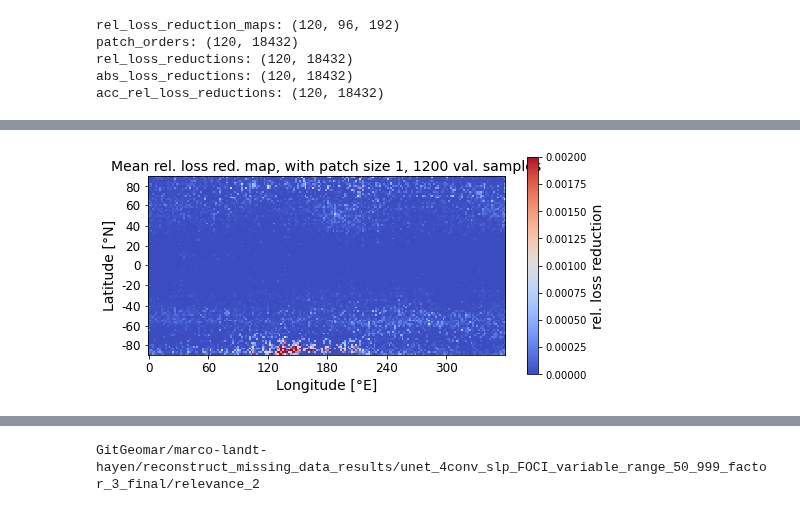
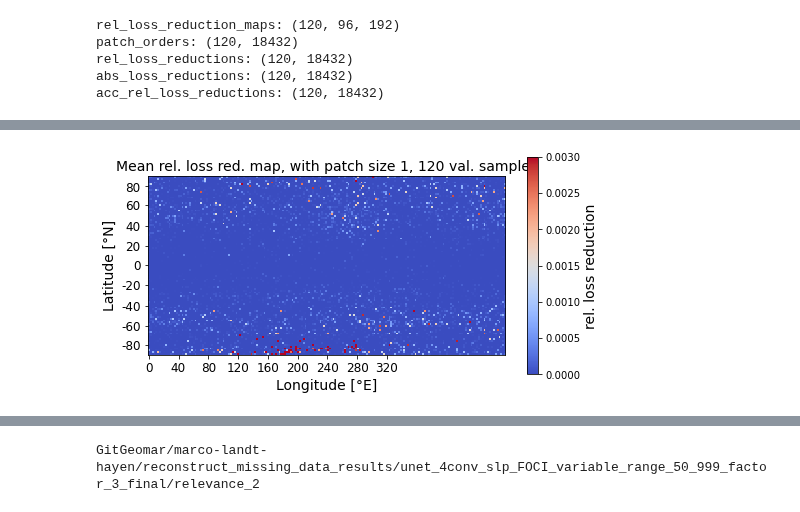
Before and after one commit to MarcoLandtHayen/reconstruct_missing_data, a Jupyter notebook: notebooks/03e_unet_4conv_slp_realworld_relevance_maps_from_FOCI.ipynb, the cells around one changed output, grey strips where cells are left out. Saved outputs shown, nothing was run; the diff lists cells and outputs as text; code cells hidden in the pictures.

```diff
--- a/notebooks/03e_unet_4conv_slp_realworld_relevance_maps_from_FOCI.ipynb
+++ b/notebooks/03e_unet_4conv_slp_realworld_relevance_maps_from_FOCI.ipynb
@@ -52,7 +63,7 @@ mask_type = 'variable'
 missing_type = 'range_50_999'
 augmentation_factor = 3
 run = '_final'
-exp_name = '/relevance_3'
+exp_name = '/relevance_2'
 
 # Get path to stored results:
 path_to_stored_results = Path('GitGeomar/marco-landt-hayen/reconstruct_missing_data_results/'+model_config+'_'+feature_short+'_'+source+'_'
@@ -215,23 +194,23 @@ for n in range(plot_samples):
 # %%
-## relevance_1: TRAINING samples!
-# Include first and last 600 samples, in total 1,200 samples, hence at the beginning of training data and at transition to val. data.
+## range_50_999, relevance_2: TRAINING samples!
+# Include 120 samples, 60 from both edges of the time line.
 # patch_size = 1
-# max_patch_num = 18
-# max_acc_rel_loss_reduction = 1.0
+# max_patch_num = 184
+# max_acc_rel_loss_reduction = 0.99
 
 # Compute mean of rel. loss reduction maps, over desired number of considered validation samples:
-mean_rel_loss_reduction_map = np.mean(rel_loss_reduction_maps[:number_of_samples],axis=0)
+mean_rel_loss_reduction_map = np.mean(rel_loss_reduction_maps[:n_samples],axis=0)
 
 # Plot resulting mean rel. loss reduction map as heatmap:
 fig, ax = plt.subplots(figsize=(8, 4))
-im = plt.imshow(mean_rel_loss_reduction_map, cmap="coolwarm", interpolation='nearest', vmax=0.002)
+im = plt.imshow(mean_rel_loss_reduction_map, cmap="coolwarm", interpolation='nearest', vmax=0.003)
 cbar = plt.colorbar(im)
 cbar.set_label('rel. loss reduction', fontsize=14)
-plt.title('Mean rel. loss red. map, with patch size '+str(patch_size)+', '+str(number_of_samples)+' val. samples', fontsize=14)
+plt.title('Mean rel. loss red. map, with patch size '+str(patch_size)+', '+str(n_samples)+' val. samples', fontsize=14)
 plt.xlabel('Longitude [°E]', fontsize=14)
 plt.ylabel('Latitude [°N]', fontsize=14)
-plt.xticks(np.arange(0, 192, step=32), [0, 60, 120, 180, 240, 300], fontsize=12)
+plt.xticks(np.arange(0, 144, step=16), [0, 40, 80, 120, 160, 200, 240, 280, 320], fontsize=12)
 plt.yticks([5, 15, 26, 37, 47, 58, 69, 80, 90], [80, 60, 40, 20, 0, -20, -40, -60, -80], fontsize=12)
 plt.show()
 # %% [output]
-[figure, old version]
+[figure, new version]
```
Also changed, not shown: parts of 44 cells of this notebook, 35 other files.
